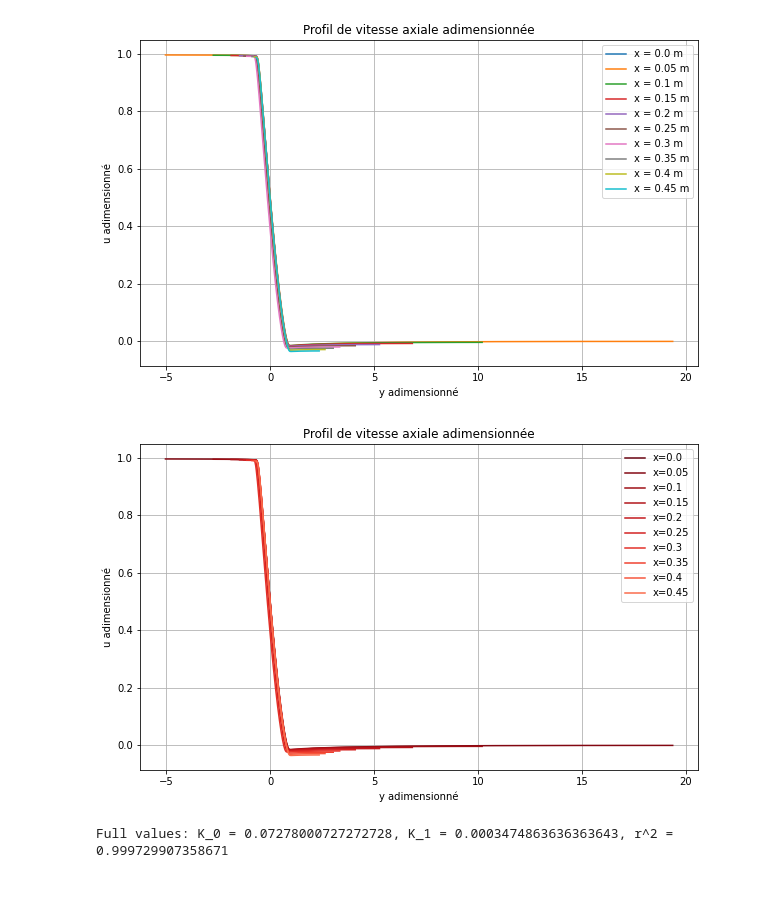
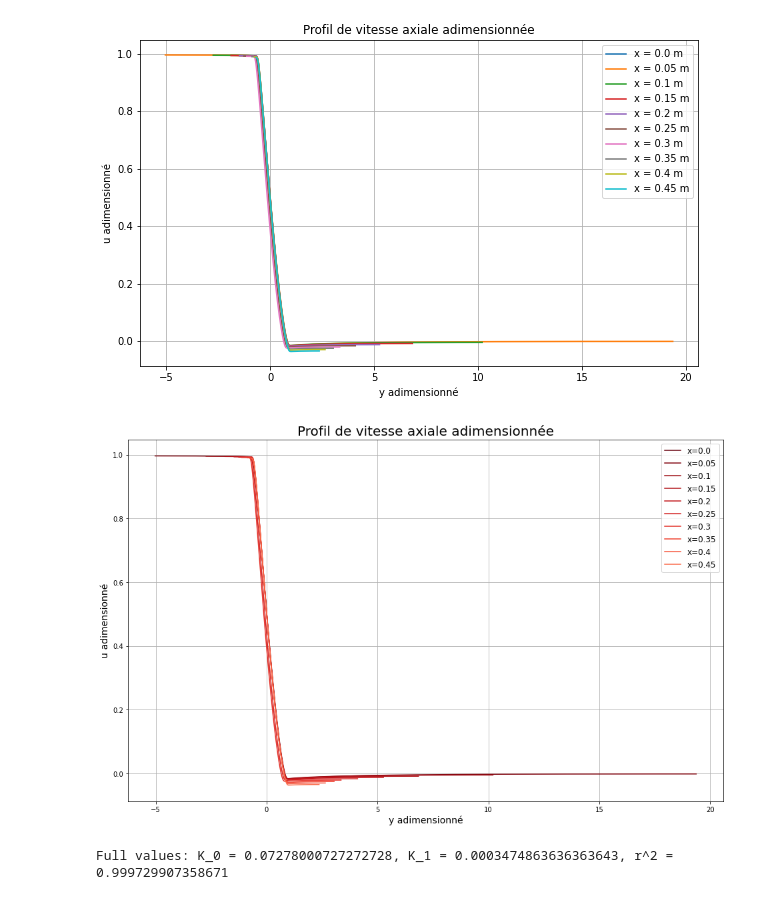
Before and after one commit to mboissiere/turbulence, a Jupyter notebook: main.ipynb, the cells around one changed output. Saved outputs shown, nothing was run; the diff lists cells and outputs as text; code cells hidden in the pictures.

Commit message:
Qq changements sur les graphes

```diff
--- a/main.ipynb
+++ b/main.ipynb
@@ -204,42 +204,40 @@ plot_all_adimensional(data, x_values_coeur)
 # %% [output]
 [figure]
 # %%
-import matplotlib.cm as cm
-
 def plot_all_adimensional(df, x_values, _U_0 = U_0, _U_1 = U_1):
-    plt.figure(figsize=(10, 6))
+    plt.figure(figsize=(16, 10))
     # Create a reversed colormap
     color_map = cm.get_cmap('Reds_r')
 
     # Normalize x_values to [0, 0.5] for the colormap
     x_values_norm = [x / (2 * max(x_values)) for x in x_values]
 
     for x, x_norm in zip(x_values, x_values_norm):
         # Compute y_star and delta
         y_star = compute_y_star(df, x)
         delta = shear_layer_thickness(df, x)
 
         df_x = df[df['x'] == x].copy()
 
         # Adimensionalize y and u(y)
         df_x['y_adim'] = (df_x['y'] - y_star) / delta
         df_x['u_adim'] = (df_x['u(y)'] - _U_0) / (_U_1 - _U_0)
 
         # Plot adimensional u(y) vs y with a label
         plt.plot(df_x['y_adim'], df_x['u_adim'], label=f'x={x}', color=color_map(x_norm))
 
-    plt.xlabel('y adimensionné')
-    plt.ylabel('u adimensionné')
-    plt.title('Profil de vitesse axiale adimensionnée')
-    plt.legend()
+    plt.xlabel('y adimensionné', fontsize=14)
+    plt.ylabel('u adimensionné', fontsize=14)
+    plt.title('Profil de vitesse axiale adimensionnée', fontsize=20)
+    plt.legend(fontsize=12)
     plt.grid(True)
     plt.show()
 
 # Test the function
 x_values_coeur = [x for x in x_values if x < 0.462163]
 plot_all_adimensional(data, x_values_coeur)
 # %% [output]
-[figure, old version]
+[figure, new version]
 # %%
 def plot_delta_evolution(df, x_values):
     delta_values = [shear_layer_thickness(df, x) for x in x_values]
```
Also changed, not shown: parts of 3 cells of this notebook.
